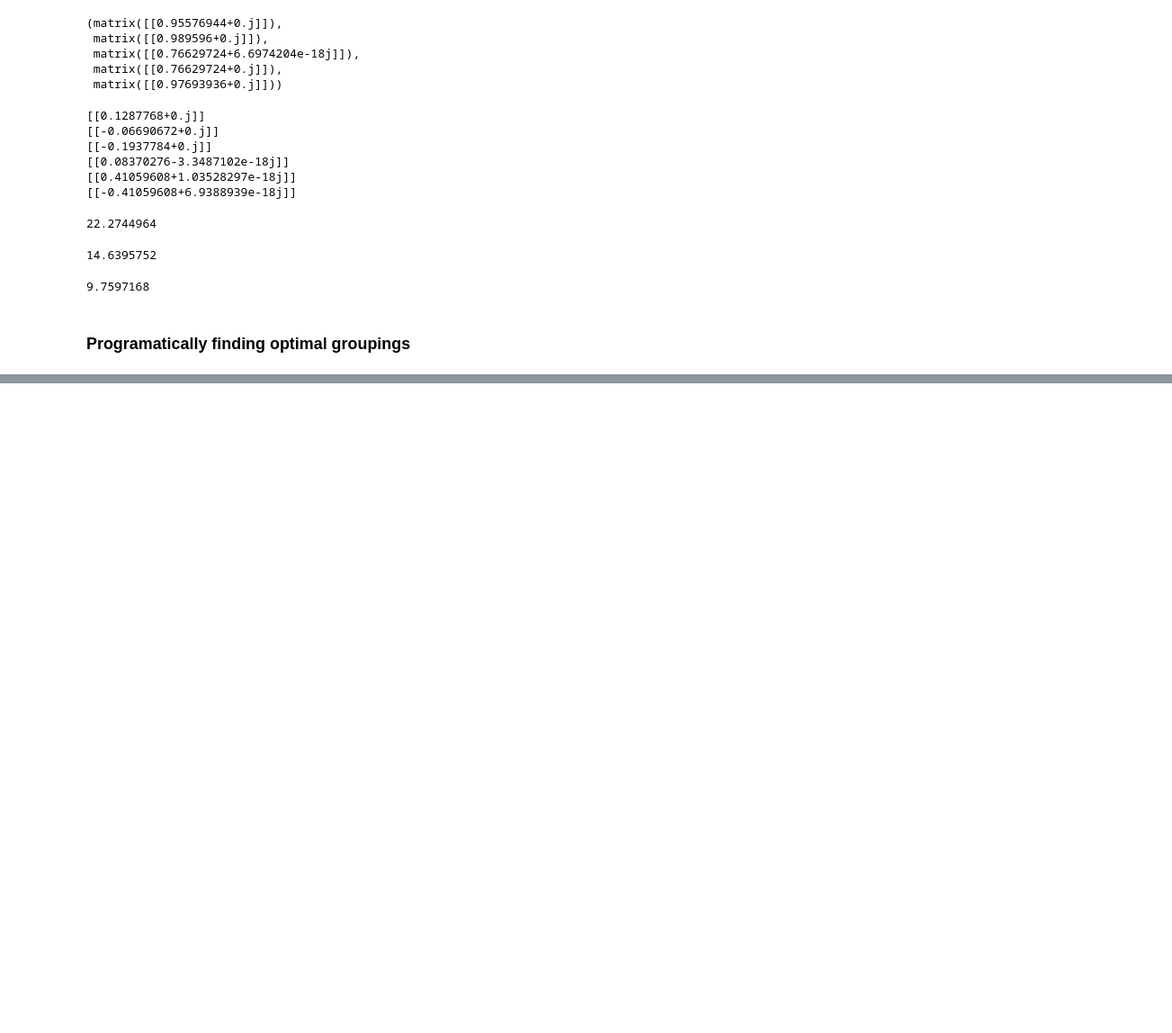
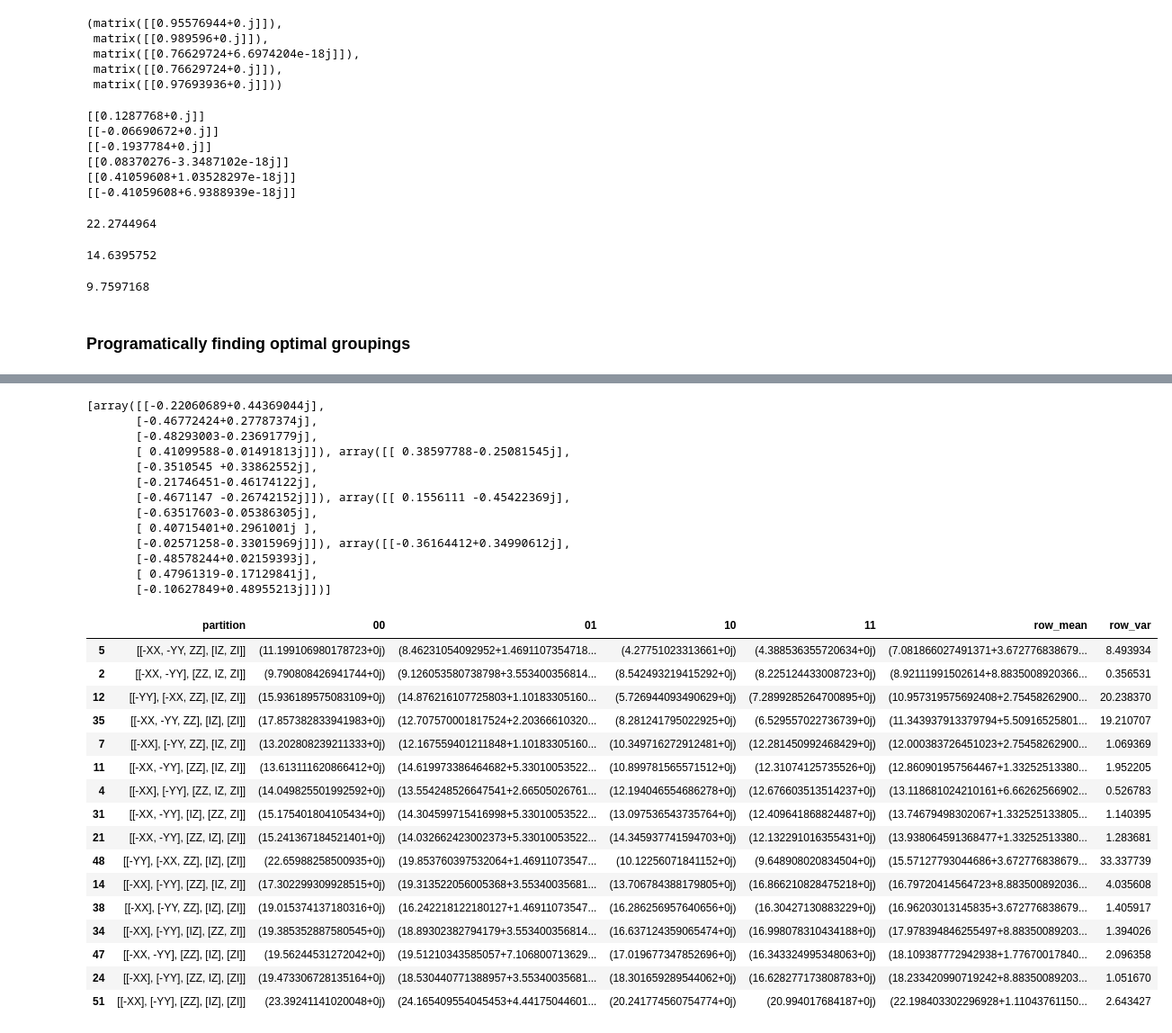
Before and after one commit to teaguetomesh/vqe-term-grouping, a Jupyter notebook: hamiltonian_statistics.ipynb, the cells around one changed output, grey strips where cells are left out. Shown: that part at 90% size. Saved outputs shown, nothing was run; the diff lists cells and outputs as text; code cells hidden in the pictures; blank space fills up the shorter version.

```diff
--- a/hamiltonian_statistics.ipynb
+++ b/hamiltonian_statistics.ipynb
@@ -311,0 +395,51 @@ partition_list
+# %%
+# Are the ideal partitions the same with random kets?
+import qutip
+random_state_list = [qutip.rand_ket(4).full() for i in range(4)]
+print(random_state_list)
+
+# ugly code to calculate the expected state preps per each of the basis states
+df0 = calculate_expected_state_preps_valid_partitions(test_term_set, random_state_list[0])
+df1 = calculate_expected_state_preps_valid_partitions(test_term_set, random_state_list[1])
+df2 = calculate_expected_state_preps_valid_partitions(test_term_set, random_state_list[2])
+df3 = calculate_expected_state_preps_valid_partitions(test_term_set, random_state_list[3])
+
+temp = pd.merge(df0, df1, left_index=True, right_index=True)
+temp = pd.merge(temp, df2, left_index=True, right_index=True)
+temp = pd.merge(temp, df3, left_index=True, right_index=True)
+temp = temp.iloc[:,[0,1,3,5,7]]
+temp.columns=["partition", "00", "01", "10", "11"]
+temp['row_mean'] = temp.iloc[:,1:].mean(axis=1)
+temp['row_var'] = temp.iloc[:,1:].var(axis=1)
+temp.sort_values(by=["row_mean"])
+# %% [output]
+[array([[-0.22060689+0.44369044j],
+       [-0.46772424+0.27787374j],
+       [-0.48293003-0.23691779j],
+       [ 0.41099588-0.01491813j]]), array([[ 0.38597788-0.25081545j],
+       [-0.3510545 +0.33862552j],
+       [-0.21746451-0.46174122j],
+       [-0.4671147 -0.26742152j]]), array([[ 0.1556111 -0.45422369j],
+       [-0.63517603-0.05386305j],
+       [ 0.40715401+0.2961001j ],
+       [-0.02571258-0.33015969j]]), array([[-0.36164412+0.34990612j],
+       [-0.48578244+0.02159393j],
+       [ 0.47961319-0.17129841j],
+       [-0.10627849+0.48955213j]])]
+|  | partition | 00 | 01 | 10 | 11 | row_mean | row_var |
+| 5 | [[-XX, -YY, ZZ], [IZ, ZI]] | (11.199106980178723+0j) | (8.46231054092952+1.4691107354718... | (4.27751023313661+0j) | (4.388536355720634+0j) | (7.081866027491371+3.672776838679... | 8.493934 |
+| 2 | [[-XX, -YY], [ZZ, IZ, ZI]] | (9.790808426941744+0j) | (9.126053580738798+3.553400356814... | (8.542493219415292+0j) | (8.225124433008723+0j) | (8.92111991502614+8.8835008920366... | 0.356531 |
+| 12 | [[-YY], [-XX, ZZ], [IZ, ZI]] | (15.936189575083109+0j) | (14.876216107725803+1.10183305160... | (5.726944093490629+0j) | (7.2899285264700895+0j) | (10.957319575692408+2.75458262900... | 20.238370 |
+| 35 | [[-XX, -YY, ZZ], [IZ], [ZI]] | (17.857382833941983+0j) | (12.707570001817524+2.20366610320... | (8.281241795022925+0j) | (6.529557022736739+0j) | (11.343937913379794+5.50916525801... | 19.210707 |
+| 7 | [[-XX], [-YY, ZZ], [IZ, ZI]] | (13.202808239211333+0j) | (12.167559401211848+1.10183305160... | (10.349716272912481+0j) | (12.281450992468429+0j) | (12.000383726451023+2.75458262900... | 1.069369 |
+| 11 | [[-XX, -YY], [ZZ], [IZ, ZI]] | (13.613111620866412+0j) | (14.619973386464682+5.33010053522... | (10.899781565571512+0j) | (12.31074125735526+0j) | (12.860901957564467+1.33252513380... | 1.952205 |
+| 4 | [[-XX], [-YY], [ZZ, IZ, ZI]] | (14.049825501992592+0j) | (13.554248526647541+2.66505026761... | (12.194046554686278+0j) | (12.676603513514237+0j) | (13.118681024210161+6.66262566902... | 0.526783 |
+| 31 | [[-XX, -YY], [IZ], [ZZ, ZI]] | (15.175401804105434+0j) | (14.304599715416998+5.33010053522... | (13.097536543735764+0j) | (12.409641868824487+0j) | (13.74679498302067+1.332525133805... | 1.140395 |
+| 21 | [[-XX, -YY], [ZZ, IZ], [ZI]] | (15.241367184521401+0j) | (14.032662423002373+5.33010053522... | (14.345937741594703+0j) | (12.132291016355431+0j) | (13.938064591368477+1.33252513380... | 1.283681 |
+| 48 | [[-YY], [-XX, ZZ], [IZ], [ZI]] | (22.65988258500935+0j) | (19.853760397532064+1.46911073547... | (10.12256071841152+0j) | (9.648908020834504+0j) | (15.57127793044686+3.672776838679... | 33.337739 |
+| 14 | [[-XX], [-YY], [ZZ], [IZ, ZI]] | (17.302299309928515+0j) | (19.313522056005368+3.55340035681... | (13.706784388179805+0j) | (16.866210828475218+0j) | (16.79720414564723+8.883500892036... | 4.035608 |
+| 38 | [[-XX], [-YY, ZZ], [IZ], [ZI]] | (19.015374137180316+0j) | (16.242218122180127+1.46911073547... | (16.286256957640656+0j) | (16.30427130883229+0j) | (16.96203013145835+3.672776838679... | 1.405917 |
+| 34 | [[-XX], [-YY], [IZ], [ZZ, ZI]] | (19.385352887580545+0j) | (18.89302382794179+3.553400356814... | (16.637124359065474+0j) | (16.998078310434188+0j) | (17.978394846255497+8.88350089203... | 1.394026 |
+| 47 | [[-XX, -YY], [ZZ], [IZ], [ZI]] | (19.56244531272042+0j) | (19.51210343585057+7.106800713629... | (17.019677347852696+0j) | (16.343324995348063+0j) | (18.109387772942938+1.77670017840... | 2.096358 |
+| 24 | [[-XX], [-YY], [ZZ, IZ], [ZI]] | (19.473306728135164+0j) | (18.530440771388957+3.55340035681... | (18.301659289544062+0j) | (16.628277173808783+0j) | (18.233420990719242+8.88350089203... | 1.051670 |
+| 51 | [[-XX], [-YY], [ZZ], [IZ], [ZI]] | (23.39241141020048+0j) | (24.165409554045453+4.44175044601... | (20.241774560754774+0j) | (20.994017684187+0j) | (22.198403302296928+1.11043761150... | 2.643427 |
```
Also changed, not shown: parts of 6 cells of this notebook.
